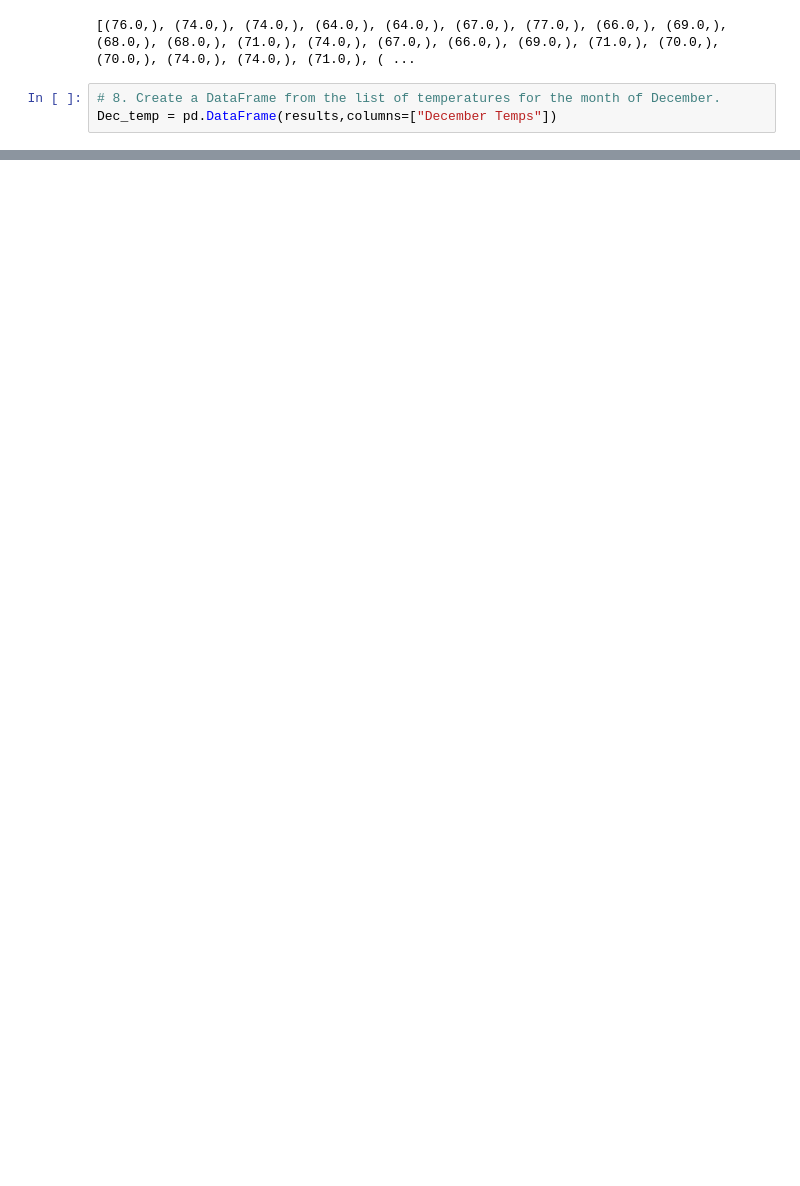
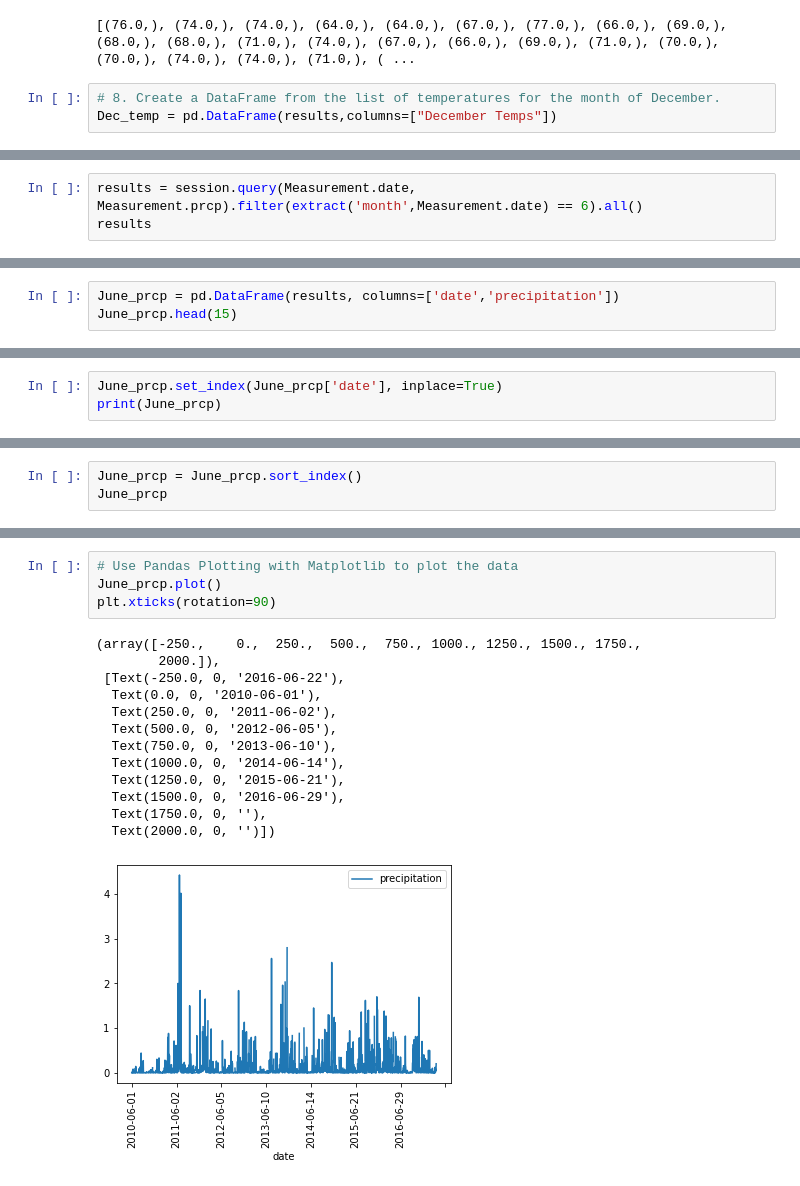
Before and after one commit to wallaceportia/surfs_up, a Jupyter notebook: SurfsUp_Challenge.ipynb, the cells around one changed output, grey strips where cells are left out. Saved outputs shown, nothing was run; the diff lists cells and outputs as text; blank space fills up the shorter version.

```diff
--- a/SurfsUp_Challenge.ipynb
+++ b/SurfsUp_Challenge.ipynb
@@ -83,0 +107,3 @@ Dec_temp.describe()
+# %%
+results = session.query(Measurement.date, Measurement.prcp).filter(extract('month',Measurement.date) == 6).all()
+results
@@ -83,0 +128,3 @@ Dec_temp.describe()
+# %%
+June_prcp = pd.DataFrame(results, columns=['date','precipitation'])
+June_prcp.head(15)
@@ -83,0 +148,3 @@ Dec_temp.describe()
+# %%
+June_prcp.set_index(June_prcp['date'], inplace=True)
+print(June_prcp)
@@ -83,0 +187,3 @@ Dec_temp.describe()
+# %%
+June_prcp = June_prcp.sort_index()
+June_prcp
@@ -83,0 +225,18 @@ Dec_temp.describe()
+# %%
+# Use Pandas Plotting with Matplotlib to plot the data
+June_prcp.plot()
+plt.xticks(rotation=90)
+# %% [output]
+(array([-250.,    0.,  250.,  500.,  750., 1000., 1250., 1500., 1750.,
+        2000.]),
+ [Text(-250.0, 0, '2016-06-22'),
+  Text(0.0, 0, '2010-06-01'),
+  Text(250.0, 0, '2011-06-02'),
+  Text(500.0, 0, '2012-06-05'),
+  Text(750.0, 0, '2013-06-10'),
+  Text(1000.0, 0, '2014-06-14'),
+  Text(1250.0, 0, '2015-06-21'),
+  Text(1500.0, 0, '2016-06-29'),
+  Text(1750.0, 0, ''),
+  Text(2000.0, 0, '')])
+[figure, added]
```
Also changed, not shown: parts of 25 cells of this notebook, 2 other files.
